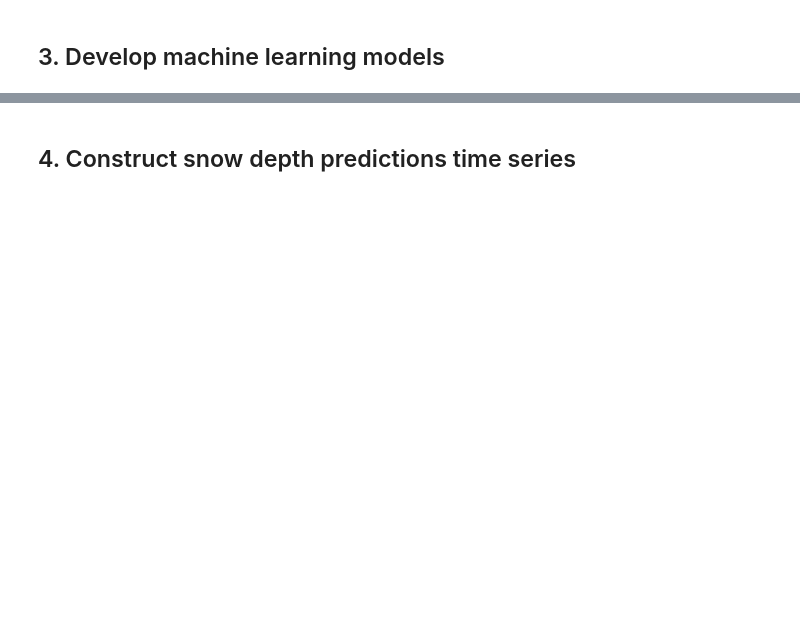
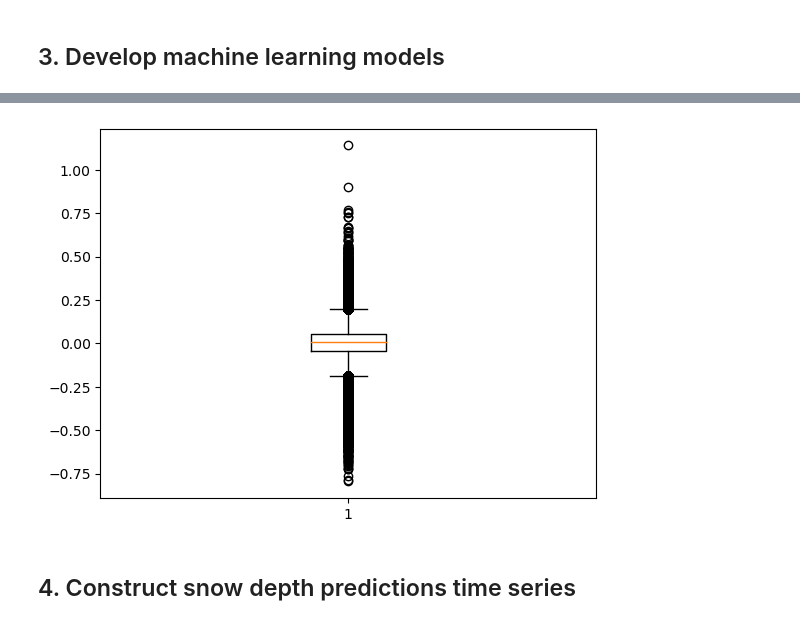
Before and after one commit to RaineyAbe/snowmal, a Jupyter notebook: snowmal_pipeline.ipynb, the cells around one changed output, grey strips where cells are left out. Drawn from its saved outputs; the diff is of its cells as text; code cells hidden in the pictures; blank space fills up the shorter version.

```diff
--- a/snowmal_pipeline.ipynb
+++ b/snowmal_pipeline.ipynb
@@ -78,0 +112,9 @@ mp.to_netcdf()
+# %%
+# Split into X and y
+X = training_data[feature_cols]
+y = training_data[labels]
+
+# Scale feature columns
+scaler = StandardScaler().fit(X)
+X_scaled = pd.DataFrame(scaler.transform(X.values), columns=X.columns, index=X.index)
+X_scaled
@@ -79,2 +135,6 @@ mp.to_netcdf()
 # %% [markdown]
 ## 3. Develop machine learning models
+# %%
+# Fit model to input data
+clf = RandomForestRegressor()
+clf.fit(X_scaled, y)
@@ -80,0 +143,21 @@ mp.to_netcdf()
+# %%
+# Predict snow depth from training data
+y_pred = clf.predict(X_scaled)
+
+# Reshape to image coordinates
+# y_pred_reshape = np.full(training_data_xr['elevation'].data.shape, np.nan)
+# y_pred_reshape[ireal] = y_pred
+
+# Calculate y - y_pred and plot
+# difference = training_data_xr['snow_depth'].data - y_pred_reshape
+# fig, ax = plt.subplots(1, 3, figsize=(12,5))
+# for i, (data, cmap, title) in enumerate(list(zip(
+#     [training_data_xr['snow_depth'].data, y_pred_reshape, difference],
+#     ['Blues', 'Blues', 'coolwarm_r'],
+#     ['Measured', 'Observed', 'Difference']))):
+#     ax[i].imshow(data, cmap=cmap,
+#                  extent=(np.min(training_data_xr.x.data), np.max(training_data_xr.x.data),
+#                          np.min(training_data_xr.y.data), np.max(training_data_xr.y.data)))
+#     ax[i].colorbar(shrink=0.8, label='Depth [m]')
+#     ax[i].title(title)
+# plt.show()
@@ -81,2 +182,9 @@ mp.to_netcdf()
+# %%
+# y_pred_reshape = np.full(training_data_xr['elevation'].data.shape, np.nan)
+
+plt.boxplot(np.ravel(y.values) - y_pred)
+plt.show()
+# %% [output]
+[figure, added]
 # %% [markdown]
 ## 4. Construct snow depth predictions time series
```
Also changed, not shown: parts of 8 cells of this notebook, 3 other files.
